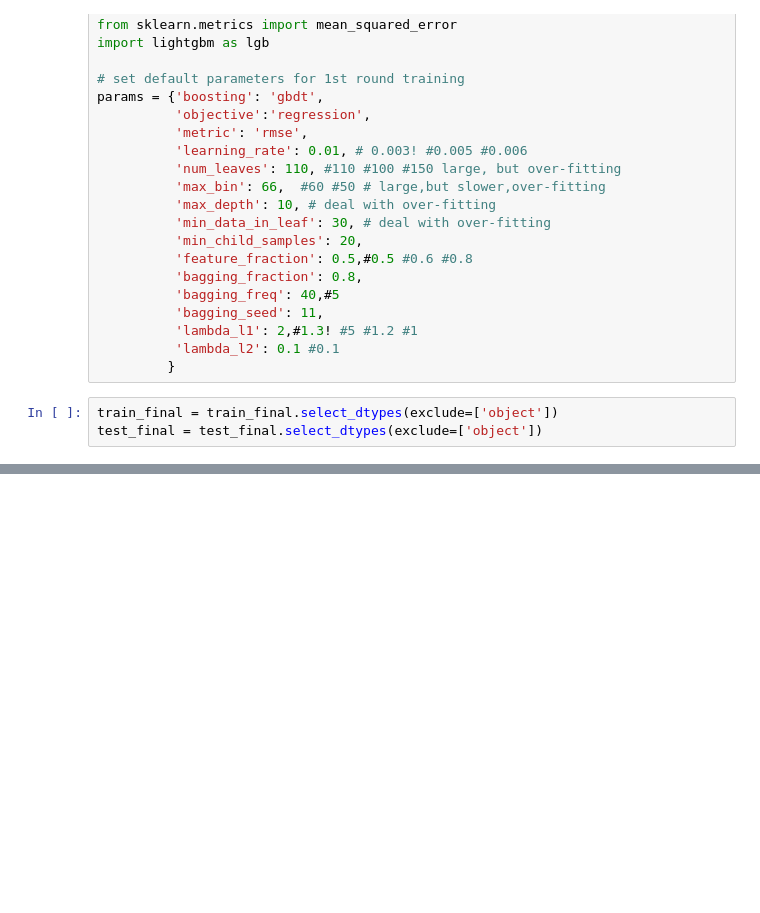
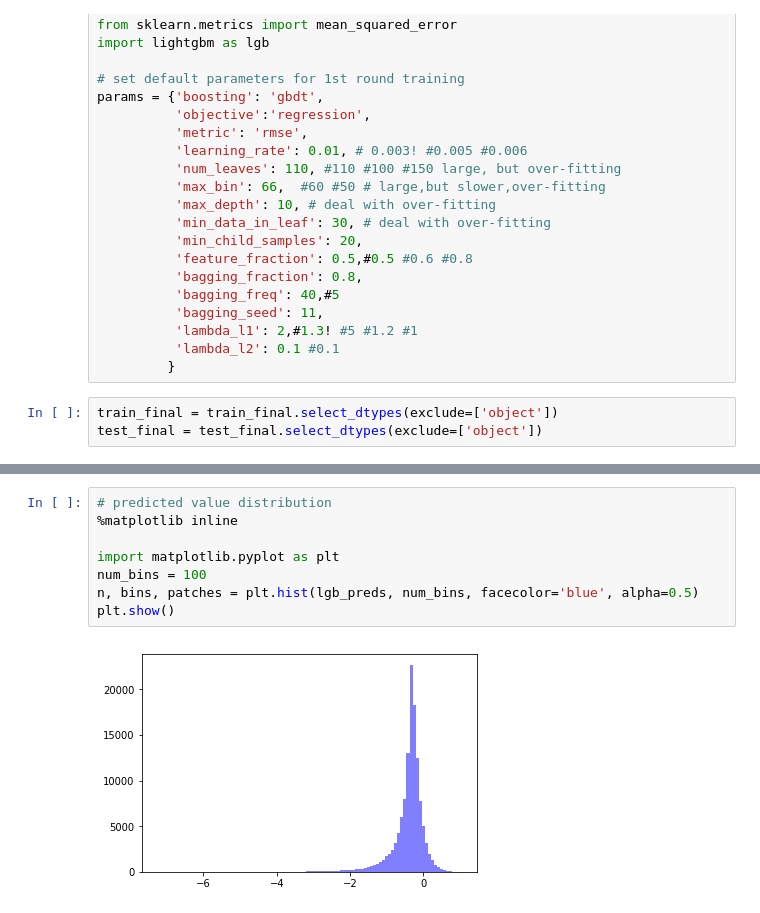
Before and after one commit to ahlusar1989/Kaggle-Elo-Merchant-Classification, a Jupyter notebook: df_optimization_plus_nn.ipynb, the cells around one changed output, grey strips where cells are left out. Drawn from its saved outputs; the diff is of its cells as text; blank space fills up the shorter version.

```diff
--- a/df_optimization_plus_nn.ipynb
+++ b/df_optimization_plus_nn.ipynb
@@ -1047,0 +1058,10 @@ Training until validation scores don't improve for 100 rounds.
+# %%
+# predicted value distribution
+%matplotlib inline
+
+import matplotlib.pyplot as plt
+num_bins = 100
+n, bins, patches = plt.hist(lgb_preds, num_bins, facecolor='blue', alpha=0.5)
+plt.show()
+# %% [output]
+[figure, added]
```
Also changed, not shown: parts of 34 cells of this notebook, 2 other files.
